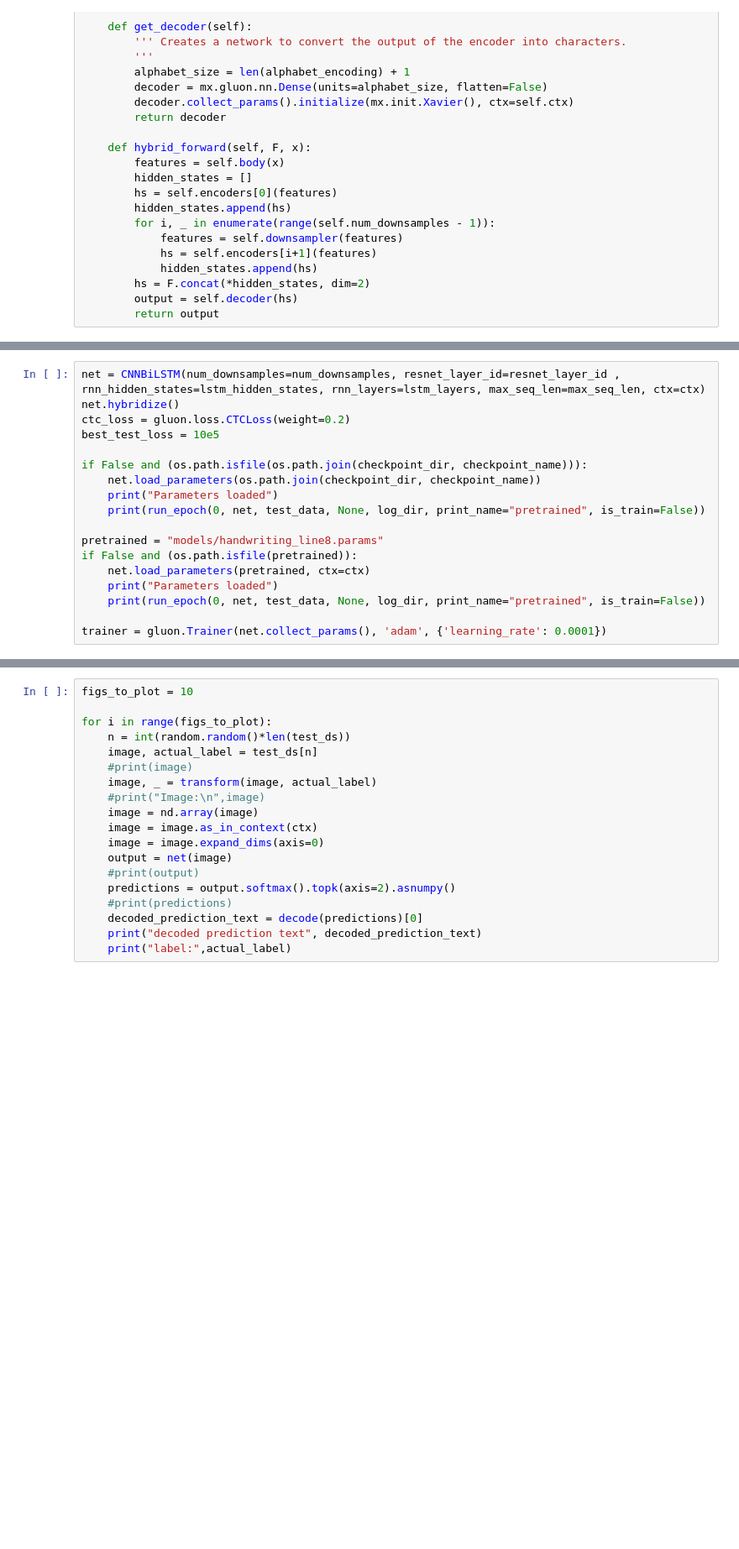
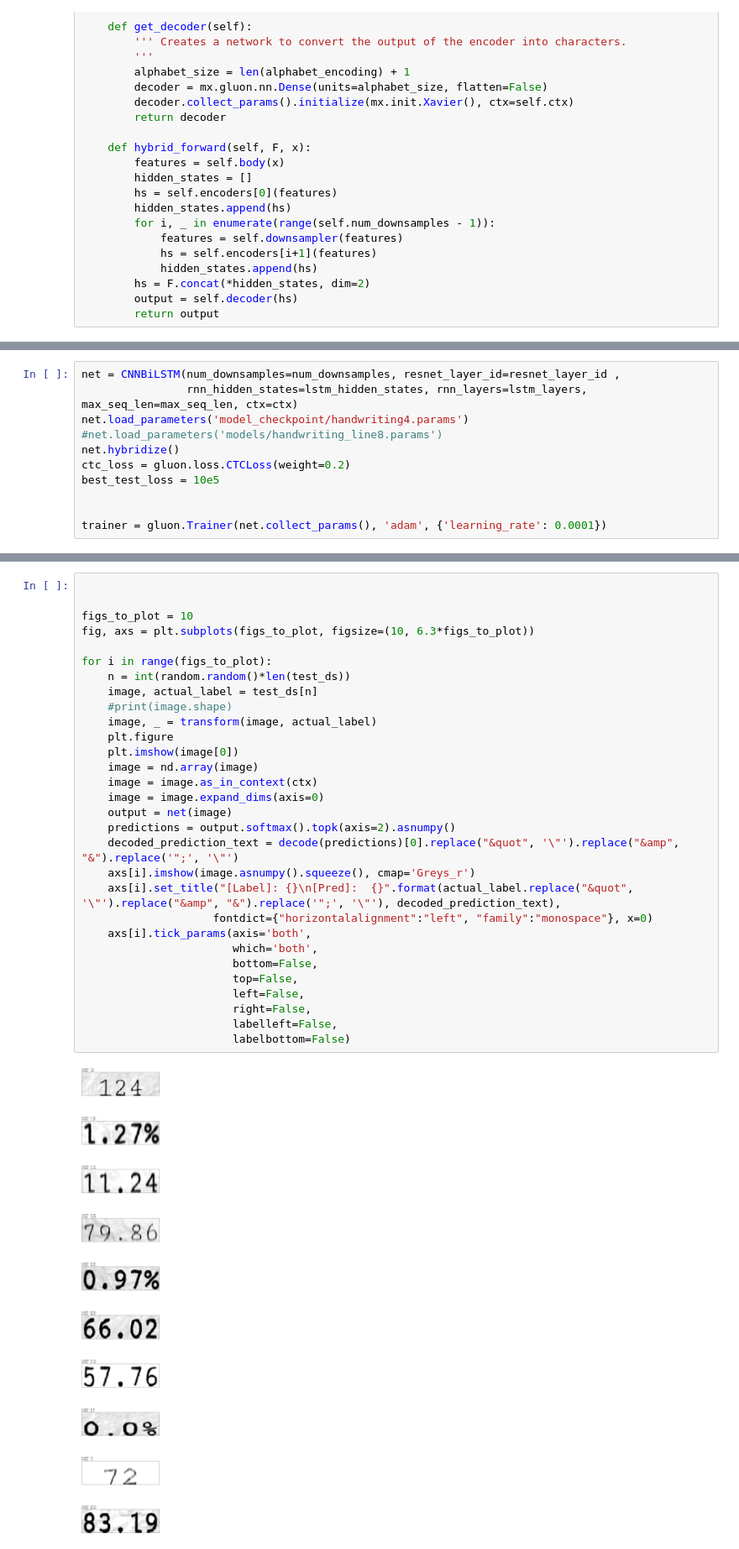
Before and after one commit to sandeepkundala/Text-recognition-for-apache-mxnet, a Jupyter notebook: 3b_text_recon.ipynb, the cells around one changed output, grey strips where cells are left out. Shown at 84% size. Saved outputs shown, nothing was run; the diff lists cells and outputs as text; blank space fills up the shorter version.

```diff
--- a/3b_text_recon.ipynb
+++ b/3b_text_recon.ipynb
@@ -313,19 +321,12 @@ test_data = gluon.data.DataLoader(test_ds.transform(transform), batch_size, shuf
 # %%
-net = CNNBiLSTM(num_downsamples=num_downsamples, resnet_layer_id=resnet_layer_id , rnn_hidden_states=lstm_hidden_states, rnn_layers=lstm_layers, max_seq_len=max_seq_len, ctx=ctx)
+net = CNNBiLSTM(num_downsamples=num_downsamples, resnet_layer_id=resnet_layer_id ,
+                rnn_hidden_states=lstm_hidden_states, rnn_layers=lstm_layers, max_seq_len=max_seq_len, ctx=ctx)
+net.load_parameters('model_checkpoint/handwriting4.params')
+#net.load_parameters('models/handwriting_line8.params')
 net.hybridize()
 ctc_loss = gluon.loss.CTCLoss(weight=0.2)
 best_test_loss = 10e5
 
-if False and (os.path.isfile(os.path.join(checkpoint_dir, checkpoint_name))):
-    net.load_parameters(os.path.join(checkpoint_dir, checkpoint_name))
-    print("Parameters loaded")
-    print(run_epoch(0, net, test_data, None, log_dir, print_name="pretrained", is_train=False))
-
-pretrained = "models/handwriting_line8.params"
-if False and (os.path.isfile(pretrained)):
-    net.load_parameters(pretrained, ctx=ctx)
-    print("Parameters loaded")
-    print(run_epoch(0, net, test_data, None, log_dir, print_name="pretrained", is_train=False))
 
 trainer = gluon.Trainer(net.collect_params(), 'adam', {'learning_rate': 0.0001})
 # %%
@@ -344,21 +342,34 @@ for e in range(epochs):
     if e % print_every_n == 0 and e > 0:
         print("Epoch {0}, train_loss {1:.6f}, test_loss {2:.6f}".format(e, train_loss, test_loss))
 # %%
+
+
 figs_to_plot = 10
+fig, axs = plt.subplots(figs_to_plot, figsize=(10, 6.3*figs_to_plot))
 
 for i in range(figs_to_plot):
     n = int(random.random()*len(test_ds))
     image, actual_label = test_ds[n]
-    #print(image)
+    #print(image.shape)
     image, _ = transform(image, actual_label)
-    #print("Image:\n",image)
+    plt.figure
+    plt.imshow(image[0])
     image = nd.array(image)
     image = image.as_in_context(ctx)
     image = image.expand_dims(axis=0)
     output = net(image)
-    #print(output)
     predictions = output.softmax().topk(axis=2).asnumpy()
-    #print(predictions)
-    decoded_prediction_text = decode(predictions)[0]
-    print("decoded prediction text", decoded_prediction_text)
-    print("label:",actual_label)
+    decoded_prediction_text = decode(predictions)[0].replace("&quot", '\"').replace("&amp", "&").replace('";', '\"')
+    axs[i].imshow(image.asnumpy().squeeze(), cmap='Greys_r')
+    axs[i].set_title("[Label]: {}\n[Pred]:  {}".format(actual_label.replace("&quot", '\"').replace("&amp", "&").replace('";', '\"'), decoded_prediction_text),
+                    fontdict={"horizontalalignment":"left", "family":"monospace"}, x=0)
+    axs[i].tick_params(axis='both',
+                       which='both',
+                       bottom=False,
+                       top=False,
+                       left=False,
+                       right=False,
+                       labelleft=False,
+                       labelbottom=False)
+# %% [output]
+[figure, added]
```
Also changed, not shown: parts of 12 cells of this notebook.
